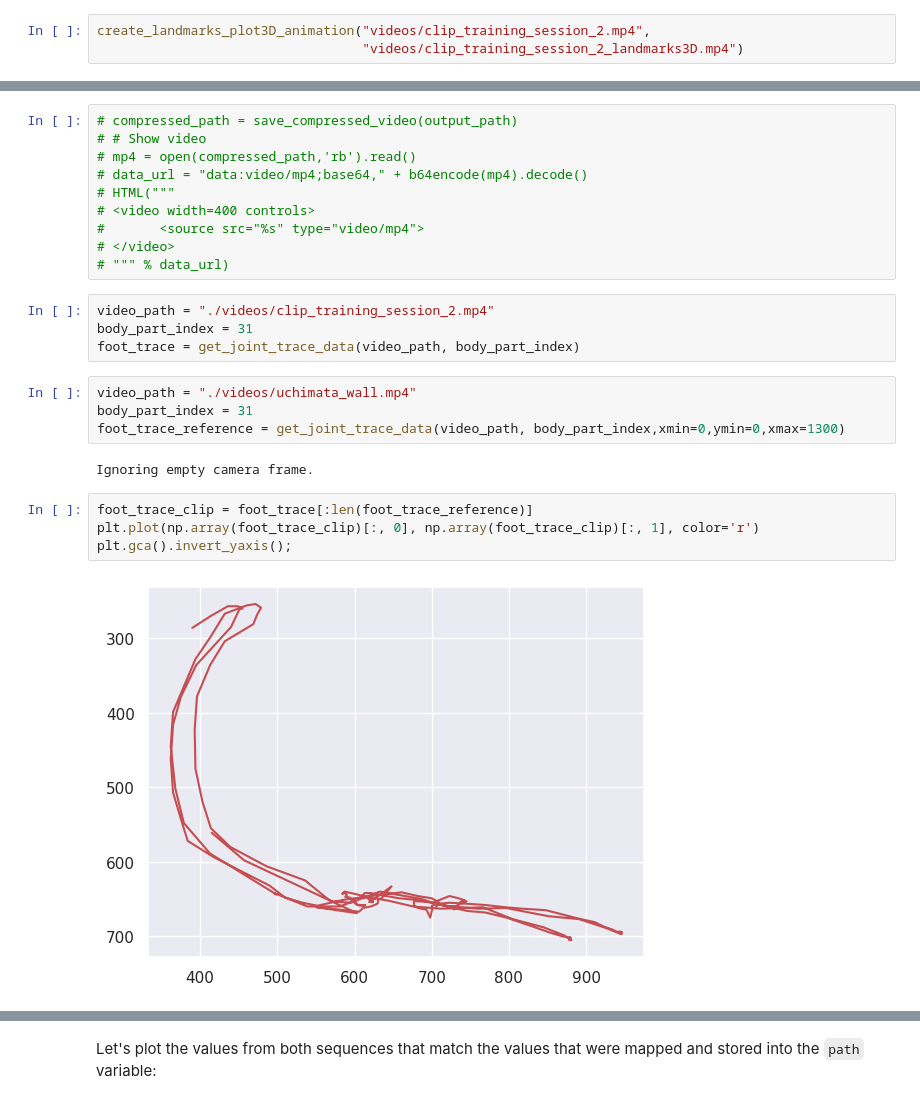
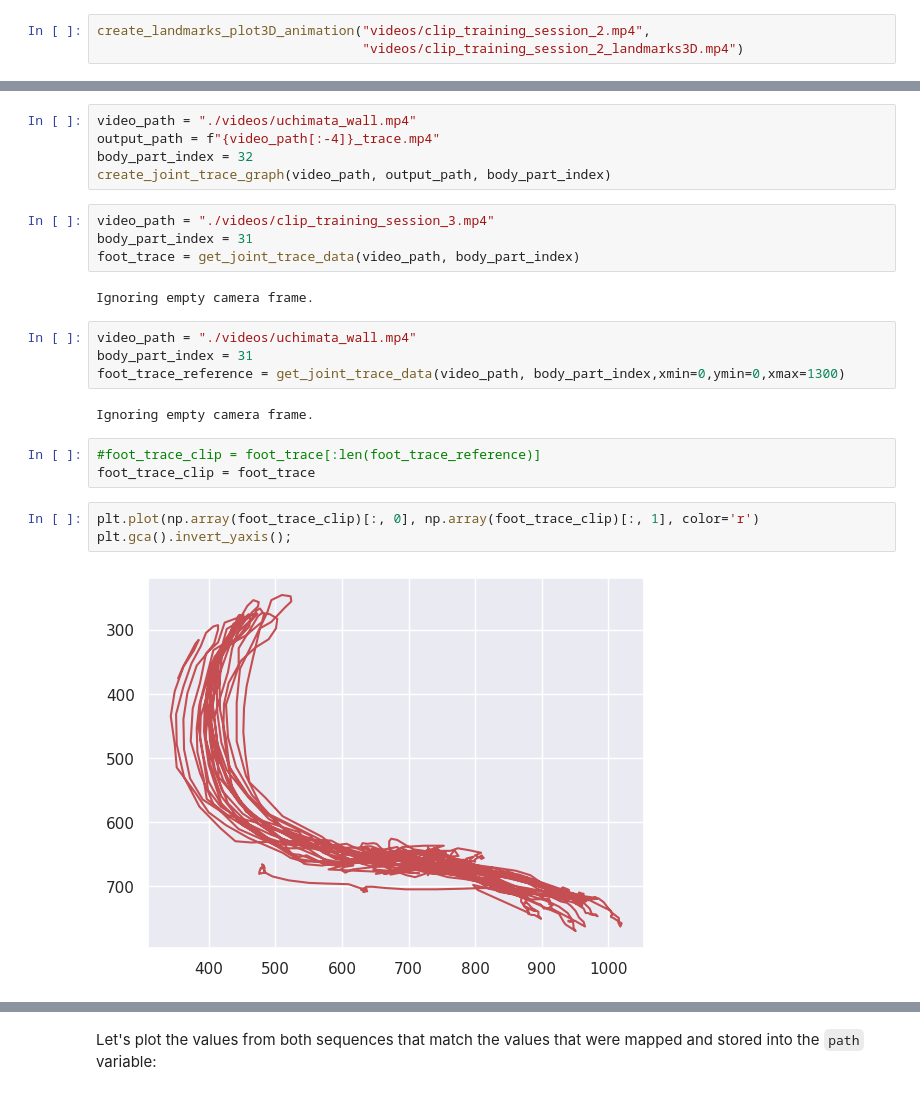
Before and after one commit to EnkrateiaLucca/pose_tracking_jiu_jitsu, a Jupyter notebook: pose_jiu_code.ipynb, the cells around one changed output, grey strips where cells are left out. Saved outputs shown, nothing was run; the diff lists cells and outputs as text.

Commit message:
updated the draft and added the trace comparison

```diff
--- a/pose_jiu_code.ipynb
+++ b/pose_jiu_code.ipynb
@@ -330,29 +251,28 @@ create_joint_trace_graph(video_path, output_path, body_part_index)
-# %%
-# compressed_path = save_compressed_video(output_path)
-# # Show video
-# mp4 = open(compressed_path,'rb').read()
-# data_url = "data:video/mp4;base64," + b64encode(mp4).decode()
-# HTML("""
-# <video width=400 controls>
-#       <source src="%s" type="video/mp4">
-# </video>
-# """ % data_url)
+# %%
+video_path = "./videos/uchimata_wall.mp4"
+output_path = f"{video_path[:-4]}_trace.mp4"
+body_part_index = 32
+create_joint_trace_graph(video_path, output_path, body_part_index)
 # %%
-video_path = "./videos/clip_training_session_2.mp4"
+video_path = "./videos/clip_training_session_3.mp4"
 body_part_index = 31
 foot_trace = get_joint_trace_data(video_path, body_part_index)
+# %% [output]
+Ignoring empty camera frame.
 # %%
 video_path = "./videos/uchimata_wall.mp4"
 body_part_index = 31
 foot_trace_reference = get_joint_trace_data(video_path, body_part_index,xmin=0,ymin=0,xmax=1300)
 # %% [output]
 Ignoring empty camera frame.
+# %%
+#foot_trace_clip = foot_trace[:len(foot_trace_reference)]
+foot_trace_clip = foot_trace
 # %%
-foot_trace_clip = foot_trace[:len(foot_trace_reference)]
 plt.plot(np.array(foot_trace_clip)[:, 0], np.array(foot_trace_clip)[:, 1], color='r')
 plt.gca().invert_yaxis();
 # %% [output]
-[figure, old version]
+[figure, new version]
 # %%
 plt.plot(np.array(foot_trace_reference)[:, 0], np.array(foot_trace_reference)[:, 1], color='g')
 plt.plot(np.array(foot_trace_clip)[:, 0], np.array(foot_trace_clip)[:, 1], color='r')
```
Also changed, not shown: parts of 22 cells of this notebook, 4 other files.
